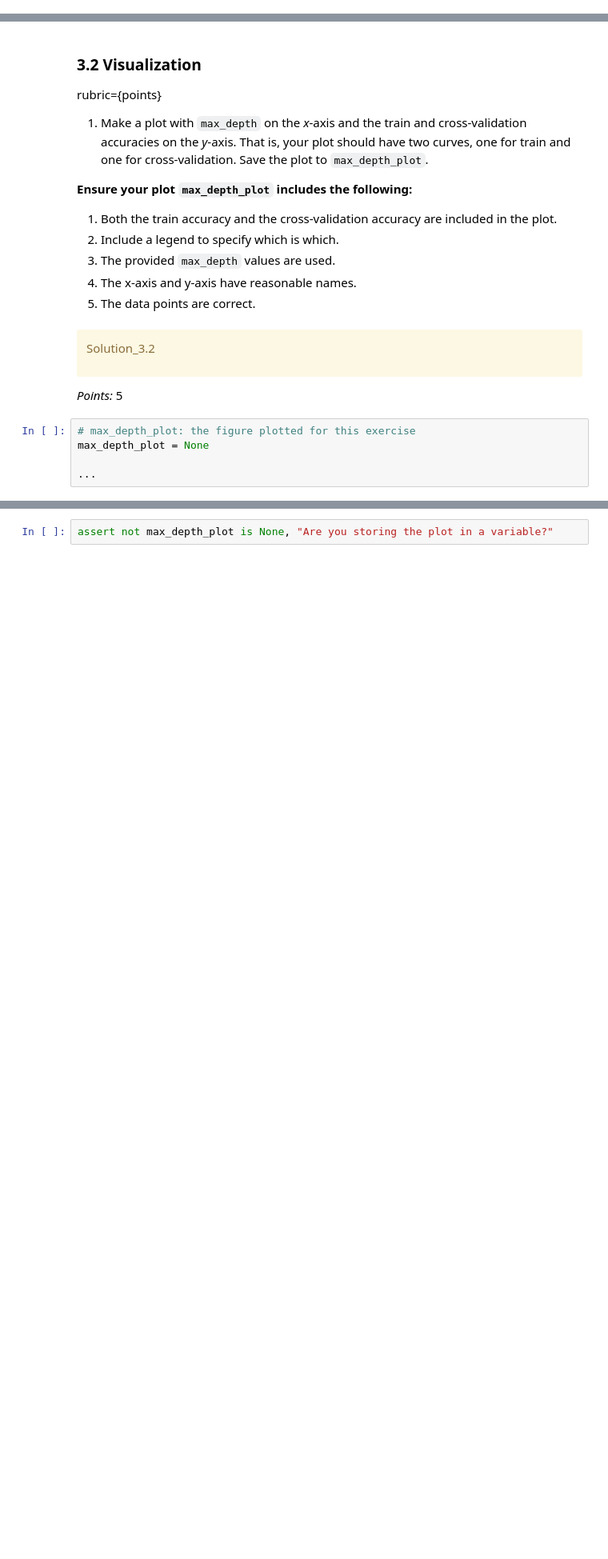
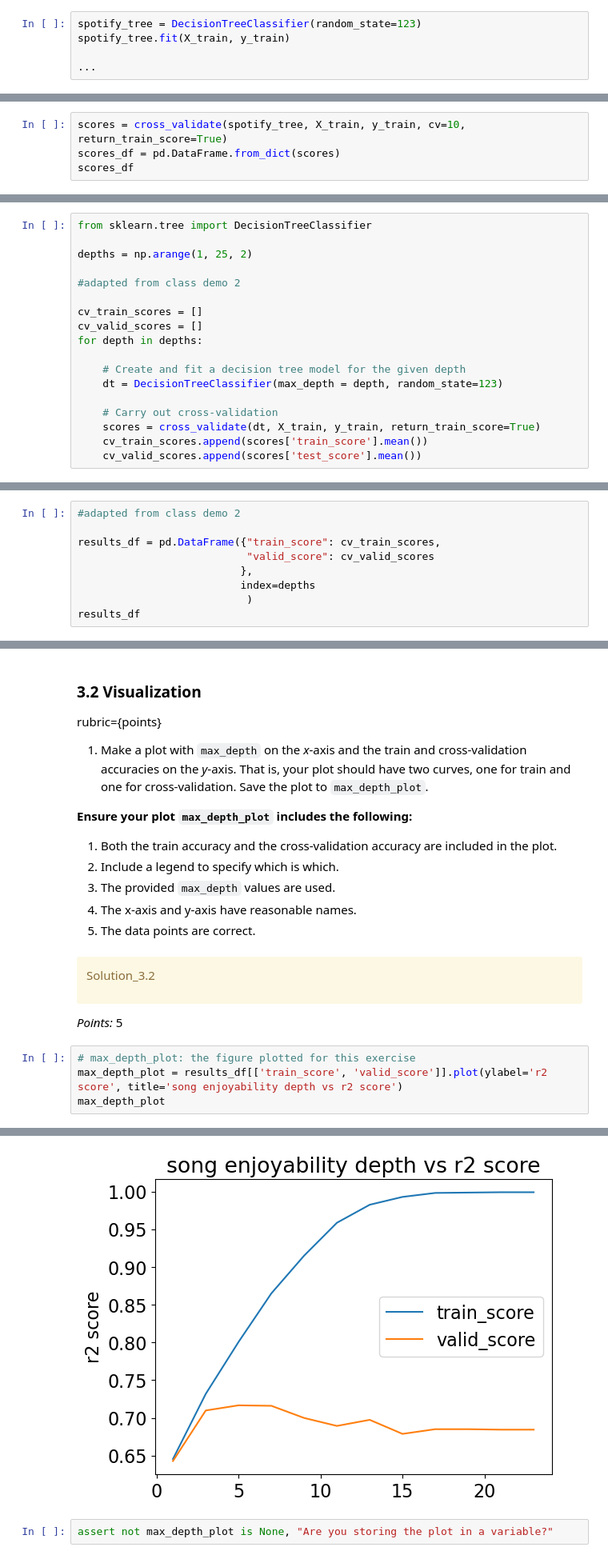
Before and after one commit to sillyyilly/cpsc330work, a Jupyter notebook: hw/hw2/hw2.ipynb, the cells around one changed output, grey strips where cells are left out. Shown at 80% size. Drawn from its saved outputs; the diff is of its cells as text; blank space fills up the shorter version.

```diff
--- a/hw/hw2/hw2.ipynb
+++ b/hw/hw2/hw2.ipynb
@@ -390,0 +406,5 @@ spotify_tree = None
+# %%
+spotify_tree = DecisionTreeClassifier(random_state=123)
+spotify_tree.fit(X_train, y_train)
+
+...
@@ -463,0 +500,4 @@ scores_df = None
+# %%
+scores = cross_validate(spotify_tree, X_train, y_train, cv=10, return_train_score=True)
+scores_df = pd.DataFrame.from_dict(scores)
+scores_df
@@ -513,3 +569,21 @@ depths
+# %%
+from sklearn.tree import DecisionTreeClassifier
+
+depths = np.arange(1, 25, 2)
+
+#adapted from class demo 2
+
+cv_train_scores = []
+cv_valid_scores = []
+for depth in depths:
+
+    # Create and fit a decision tree model for the given depth
+    dt = DecisionTreeClassifier(max_depth = depth, random_state=123)
+
+    # Carry out cross-validation
+    scores = cross_validate(dt, X_train, y_train, return_train_score=True)
+    cv_train_scores.append(scores['train_score'].mean())
+    cv_valid_scores.append(scores['test_score'].mean())
 # %% [markdown]
 <div class="alert alert-warning">
 
@@ -524,0 +595,9 @@ results_df = None
+# %%
+#adapted from class demo 2
+
+results_df = pd.DataFrame({"train_score": cv_train_scores,
+                           "valid_score": cv_valid_scores
+                          },
+                          index=depths
+                           )
+results_df
@@ -553,6 +650,6 @@ Solution_3.2
 _Points:_ 5
 # %%
 # max_depth_plot: the figure plotted for this exercise
-max_depth_plot = None
-
-...
+max_depth_plot = results_df[['train_score', 'valid_score']].plot(ylabel='r2 score', title='song enjoyability depth vs r2 score')
+max_depth_plot
+# %% [output]
@@ -559,3 +657,4 @@ max_depth_plot = None
+[figure, added]
 # %%
 assert not max_depth_plot is None, "Are you storing the plot in a variable?"
 # %% [markdown]
```
Also changed, not shown: parts of 44 cells of this notebook, 1 other file.
